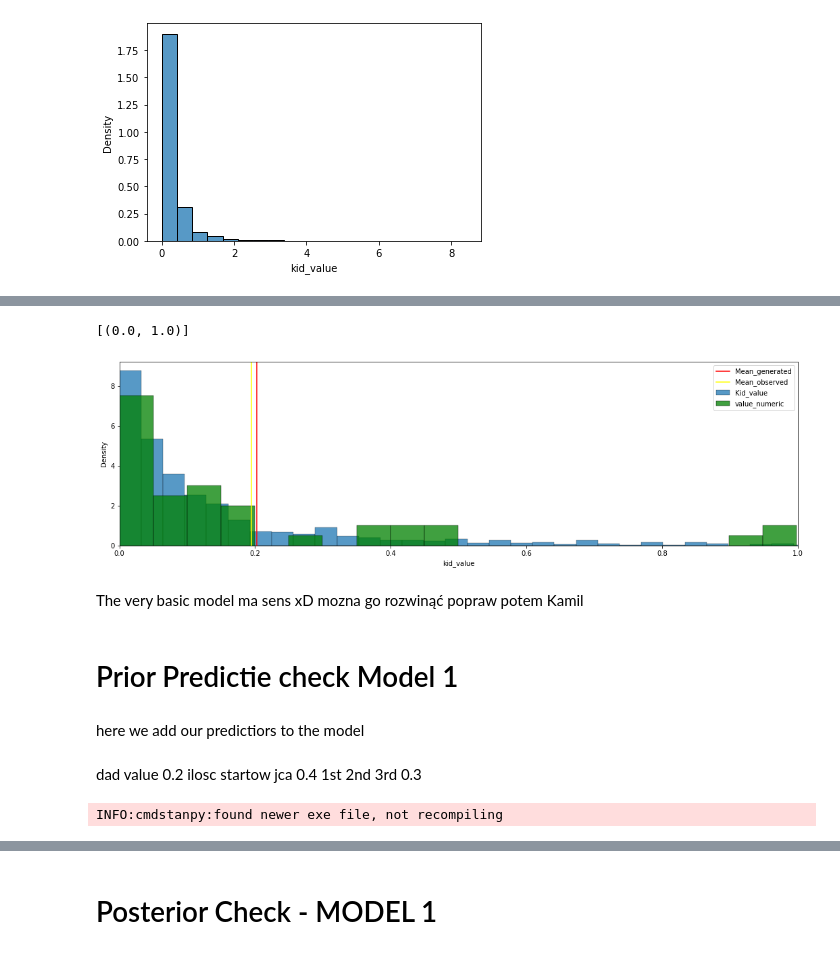
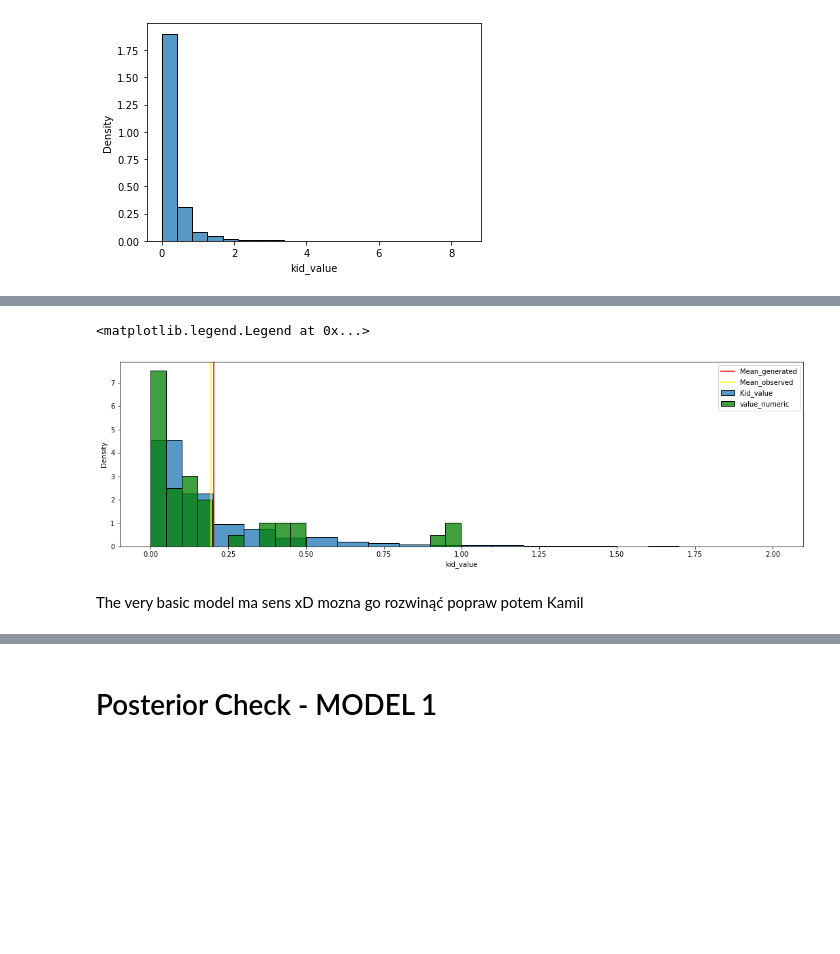
Before and after one commit to Motyleczek/racehorse_bayes, a Jupyter notebook: data_analysis.ipynb, the cells around one changed output, grey strips where cells are left out. Drawn from its saved outputs; the diff is of its cells as text; code cells hidden in the pictures; blank space fills up the shorter version.

Commit message:
Fixed_prior_and_posterior_pred_models

```diff
--- a/data_analysis.ipynb
+++ b/data_analysis.ipynb
@@ -332,27 +342,14 @@ basic_model_df.head()
 # %%
 fig,axs= plt.subplots(1,1, figsize=(18,5))
-graph = sns.histplot(data=basic_model_df, x='kid_value',ax=axs, label='Kid_value' ,stat='density')
+graph = sns.histplot(data=basic_model_df, x='kid_value',ax=axs,bins=20, label='Kid_value' ,stat='density')
 graph.axvline(basic_model_df.kid_value.mean(), color='red', label='Mean_generated')
 graph = sns.histplot(data=df_copy, x='value_numeric',ax=axs, color='green', label='value_numeric' ,bins=20 ,stat='density')
 graph.axvline(df_copy.value_numeric.mean(), color='yellow', label='Mean_observed')
 graph.legend()
-graph.set(xlim=(0,1))
 # %% [output]
-[(0.0, 1.0)]
+<matplotlib.legend.Legend at 0x...>
-[figure, old version]
+[figure, new version]
 # %% [markdown]
 The very basic model ma sens xD
 mozna go rozwinąć
 popraw potem Kamil
-# %% [markdown]
-# Prior Predictie check Model 1
-# %% [markdown]
-here we add our predictiors to the model
-# %% [markdown]
-dad value 0.2
-ilosc startow jca 0.4
-1st 2nd 3rd 0.3
-# %%
-ppc_model_1=CmdStanModel(stan_file='models/model_ppc.stan')
-# %% [output]
-INFO:cmdstanpy:found newer exe file, not recompiling
```
Also changed, not shown: parts of 31 cells of this notebook, 11 other files.
